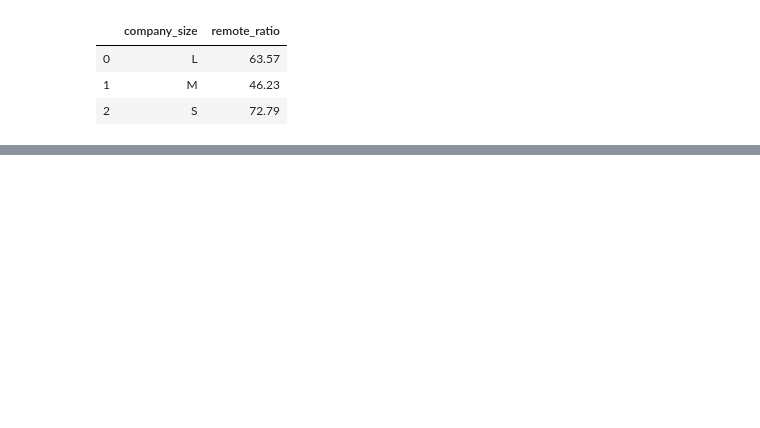
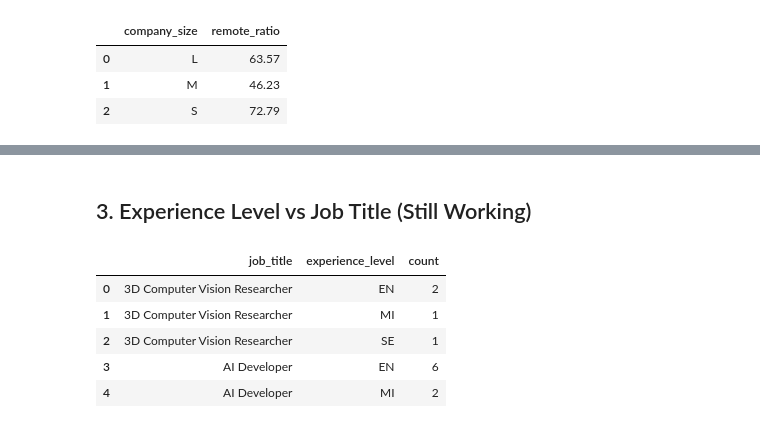
Before and after one commit to garimac12/project_acai, a Jupyter notebook: PROJECT_SW.ipynb, the cells around one changed output, grey strips where cells are left out. Cells and saved outputs as stored; diff of their text form; code cells hidden in the pictures; blank space fills up the shorter version.

```diff
--- a/PROJECT_SW.ipynb
+++ b/PROJECT_SW.ipynb
@@ -258,0 +164,14 @@ plt.show()
+# %% [markdown]
+## 3. Experience Level vs Job Title (Still Working)
+# %%
+##Company Location Grouped Data Based on Salary
+exp_level = df.groupby(['job_title','experience_level']).size().reset_index(name='count')
+exp_level = round(exp_level,2)
+exp_level.head()
+# %% [output]
+|  | job_title | experience_level | count |
+| 0 | 3D Computer Vision Researcher | EN | 2 |
+| 1 | 3D Computer Vision Researcher | MI | 1 |
+| 2 | 3D Computer Vision Researcher | SE | 1 |
+| 3 | AI Developer | EN | 6 |
+| 4 | AI Developer | MI | 2 |
```
Also changed, not shown: parts of 26 cells of this notebook.
